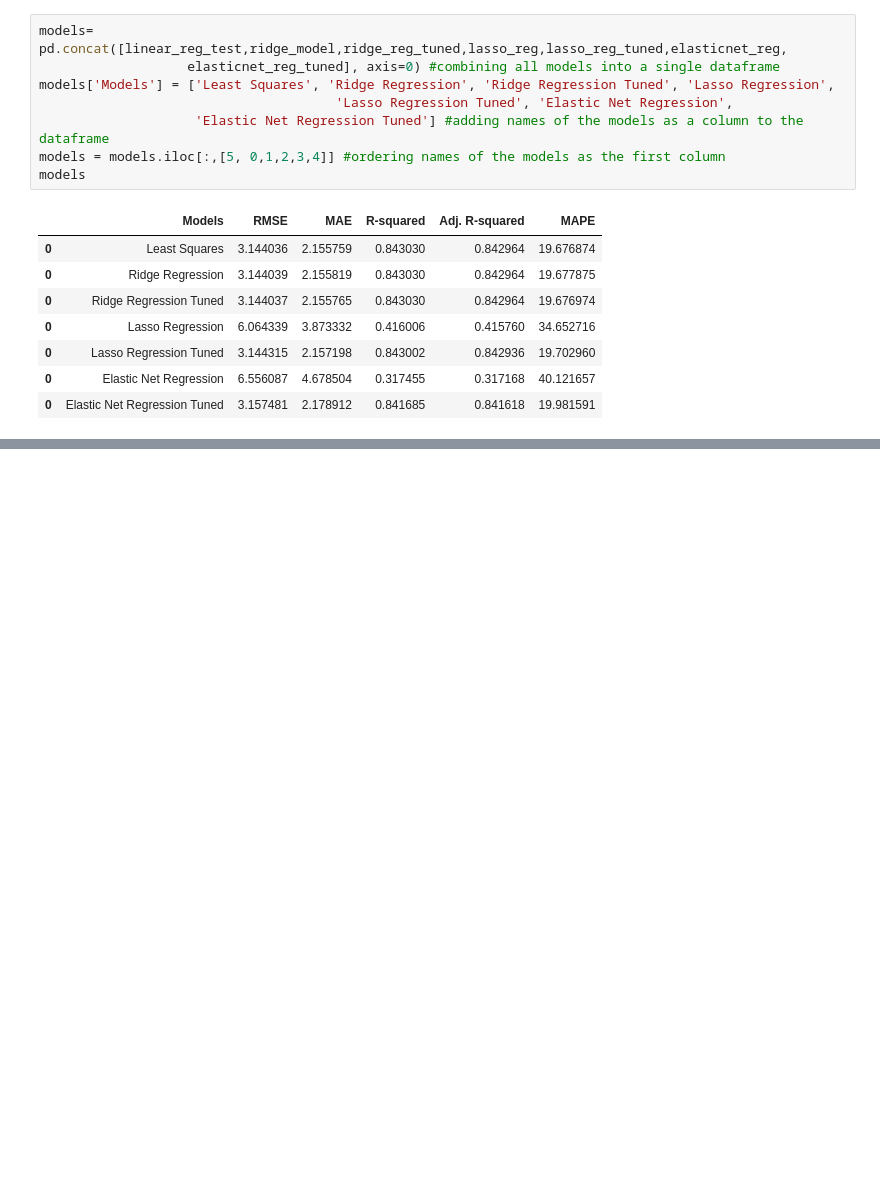
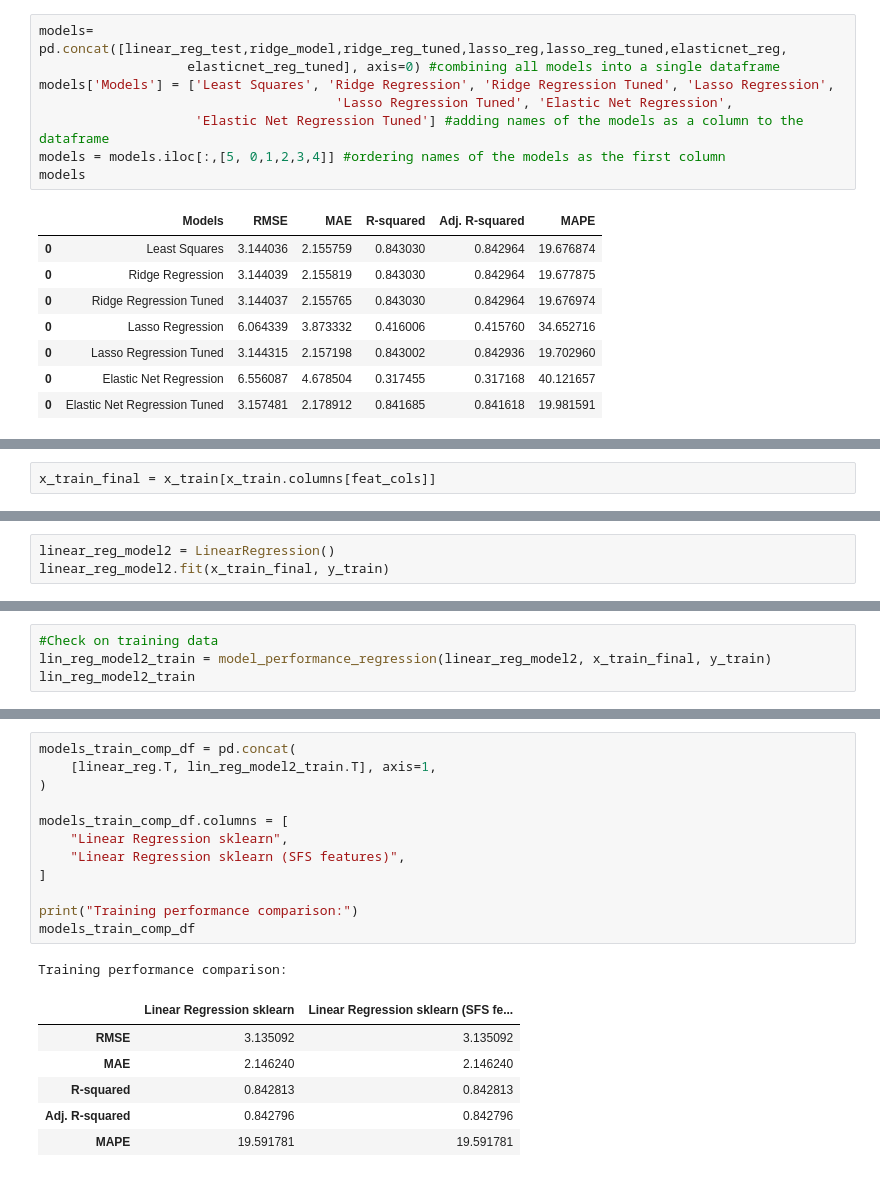
Before and after one commit to ajinkyabhonsle/Prediction-using-Regression-Models, a Jupyter notebook: Hospital_LOS_Prediction.ipynb, the cells around one changed output, grey strips where cells are left out. Drawn from its saved outputs; the diff is of its cells as text; blank space fills up the shorter version.

```diff
--- a/Hospital_LOS_Prediction.ipynb
+++ b/Hospital_LOS_Prediction.ipynb
@@ -754,0 +910,2 @@ models
+# %%
+x_train_final = x_train[x_train.columns[feat_cols]]
@@ -754,0 +914,3 @@ models
+# %%
+linear_reg_model2 = LinearRegression()
+linear_reg_model2.fit(x_train_final, y_train)
@@ -754,0 +919,4 @@ models
+# %%
+#Check on training data
+lin_reg_model2_train = model_performance_regression(linear_reg_model2, x_train_final, y_train)
+lin_reg_model2_train
@@ -754,0 +933,20 @@ models
+# %%
+models_train_comp_df = pd.concat(
+    [linear_reg.T, lin_reg_model2_train.T], axis=1,
+)
+
+models_train_comp_df.columns = [
+    "Linear Regression sklearn",
+    "Linear Regression sklearn (SFS features)",
+]
+
+print("Training performance comparison:")
+models_train_comp_df
+# %% [output]
+Training performance comparison:
+|  | Linear Regression sklearn | Linear Regression sklearn (SFS fe... |
+| RMSE | 3.135092 | 3.135092 |
+| MAE | 2.146240 | 2.146240 |
+| R-squared | 0.842813 | 0.842813 |
+| Adj. R-squared | 0.842796 | 0.842796 |
+| MAPE | 19.591781 | 19.591781 |
```
Also changed, not shown: parts of 19 cells of this notebook.
